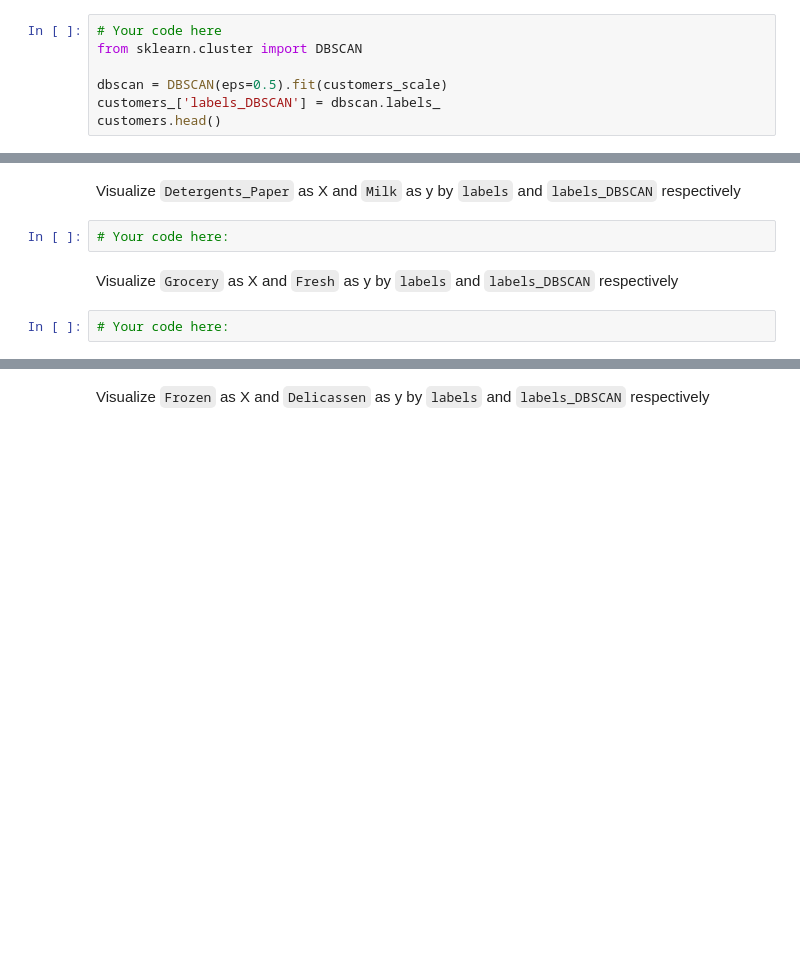
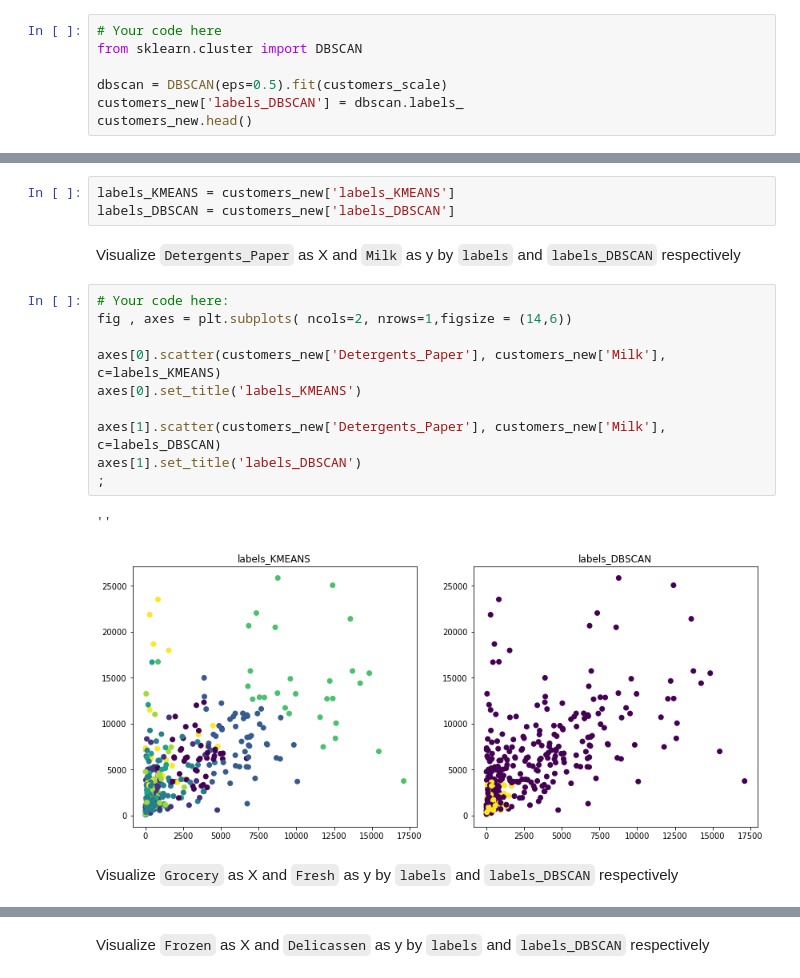
Before and after one commit to CristopherRL/dataptmad1019, a Jupyter notebook: module-3/lab-unsupervised-learning/your-code/main.ipynb, the cells around one changed output, grey strips where cells are left out. Cells and saved outputs as stored; diff of their text form; blank space fills up the shorter version.

```diff
--- a/module-3/lab-unsupervised-learning/your-code/main.ipynb
+++ b/module-3/lab-unsupervised-learning/your-code/main.ipynb
@@ -209,6 +224,6 @@ Now let's cluster the data using DBSCAN. Use `DBSCAN(eps=0.5)` to initiate the m
 from sklearn.cluster import DBSCAN
 
 dbscan = DBSCAN(eps=0.5).fit(customers_scale)
-customers_['labels_DBSCAN'] = dbscan.labels_
-customers.head()
+customers_new['labels_DBSCAN'] = dbscan.labels_
+customers_new.head()
 # %% [output]
@@ -227,11 +257,23 @@ Columns to visualize:
 * `Detergents_Paper` as X and `Milk` as y
 * `Grocery` as X and `Fresh` as y
 * `Frozen` as X and `Delicassen` as y
+# %%
+labels_KMEANS = customers_new['labels_KMEANS']
+labels_DBSCAN = customers_new['labels_DBSCAN']
 # %% [markdown]
 Visualize `Detergents_Paper` as X and `Milk` as y by `labels` and `labels_DBSCAN` respectively
-# %%
-# Your code here:
+# %%
+# Your code here:
+fig , axes = plt.subplots( ncols=2, nrows=1,figsize = (14,6))
+
+axes[0].scatter(customers_new['Detergents_Paper'], customers_new['Milk'], c=labels_KMEANS)
+axes[0].set_title('labels_KMEANS')
+
+axes[1].scatter(customers_new['Detergents_Paper'], customers_new['Milk'], c=labels_DBSCAN)
+axes[1].set_title('labels_DBSCAN')
+;
+# %% [output]
+''
+[figure, added]
 # %% [markdown]
 Visualize `Grocery` as X and `Fresh` as y by `labels` and `labels_DBSCAN` respectively
-# %%
-# Your code here:
```
Also changed, not shown: parts of 11 cells of this notebook.
